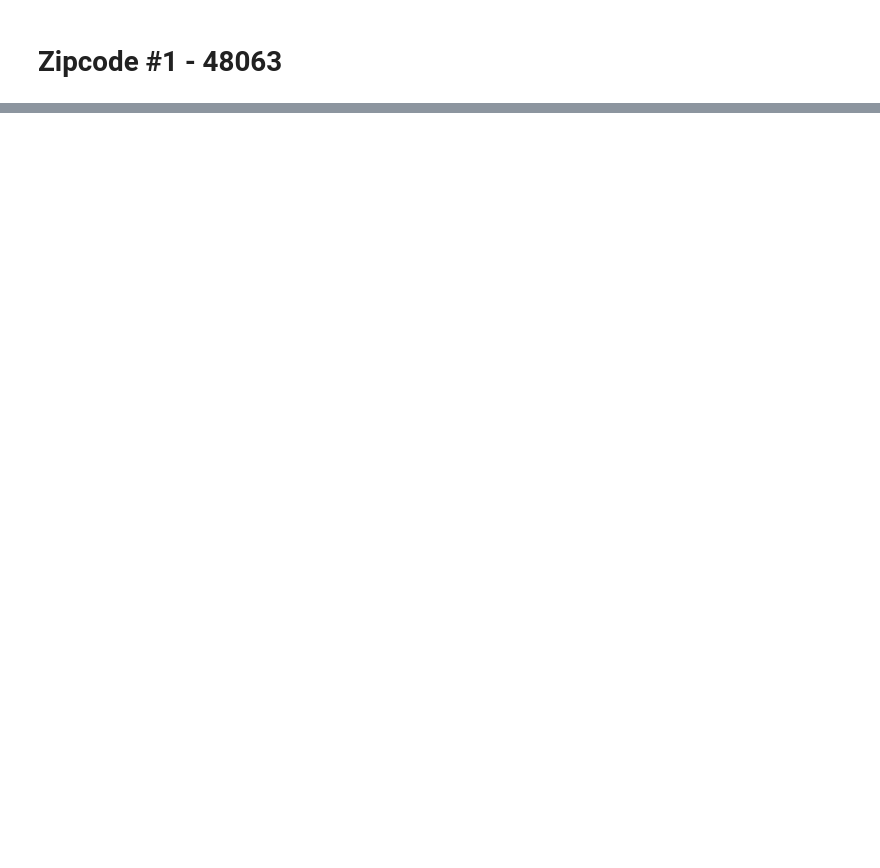
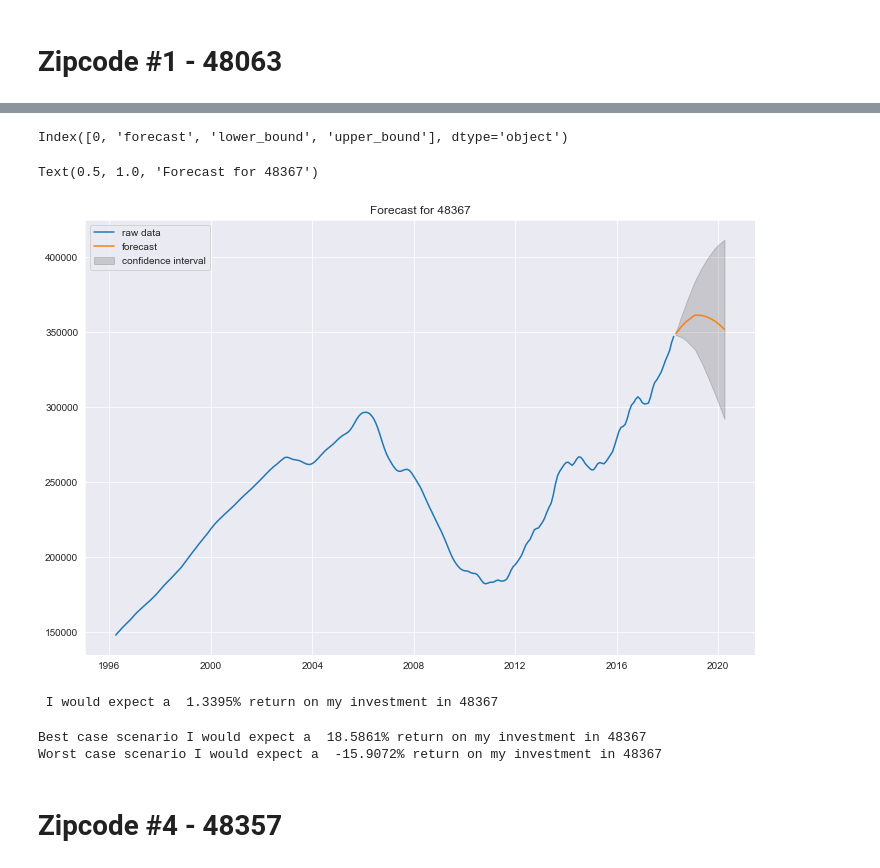
Before and after one commit to lambertmk/Time-Series-using-ARIMA-and-Zillow-housing-data, a Jupyter notebook: mod_4_starter_notebook.ipynb, the cells around one changed output, grey strips where cells are left out. Drawn from its saved outputs; the diff is of its cells as text; code cells hidden in the pictures; blank space fills up the shorter version.

```diff
--- a/mod_4_starter_notebook.ipynb
+++ b/mod_4_starter_notebook.ipynb
@@ -833,0 +681,3 @@ plt.show()
+# %%
+model = ARIMA(TS_48367, order=(10,0,1))
+model_fit = model.fit(disp=0)
@@ -833,0 +686,3 @@ plt.show()
+# %%
+actual_foreacst = forecast[0]
+forecast_conf_int = forecast[2]
@@ -833,0 +696,17 @@ plt.show()
+# %%
+# combine raw data dataframe and forecast dataframe
+df_new = pd.concat([TS_48367, df_forecast])
+# %% [output]
+Index([0, 'forecast', 'lower_bound', 'upper_bound'], dtype='object')
+# %%
+fig = plt.figure(figsize = (12, 8))
+
+plt.plot(df_new[0], label = 'raw data')
+plt.plot(df_new['forecast'], label = 'forecast')
+plt.fill_between(df_new.index, df_new['lower_bound'], df_new['upper_bound'], color="k", alpha=.15,
+                label = 'confidence interval')
+plt.legend(loc = 'upper left')
+plt.title('Forecast for 48367')
+# %% [output]
+Text(0.5, 1.0, 'Forecast for 48367')
+[figure, added]
@@ -833,0 +720,16 @@ plt.show()
+# %%
+predicted_percent_change = (forcast_2_years - last_price) / last_price
+print(f' I would expect a  {np.round(predicted_percent_change * 100, 4)}% return on my investment in 48367')
+# %% [output]
+ I would expect a  1.3395% return on my investment in 48367
+# %%
+best_percent_change = (forcast_upper - last_price) / last_price
+print(f'Best case scenario I would expect a  {np.round(best_percent_change * 100, 4)}% return on my investment in 48367')
+
+worst_percent_change = (forcast_lower - last_price) / last_price
+print(f'Worst case scenario I would expect a  {np.round(worst_percent_change * 100, 4)}% return on my investment in 48367')
+# %% [output]
+Best case scenario I would expect a  18.5861% return on my investment in 48367
+Worst case scenario I would expect a  -15.9072% return on my investment in 48367
+# %% [markdown]
+# Zipcode #4 - 48357
```
Also changed, not shown: parts of 110 cells of this notebook.
